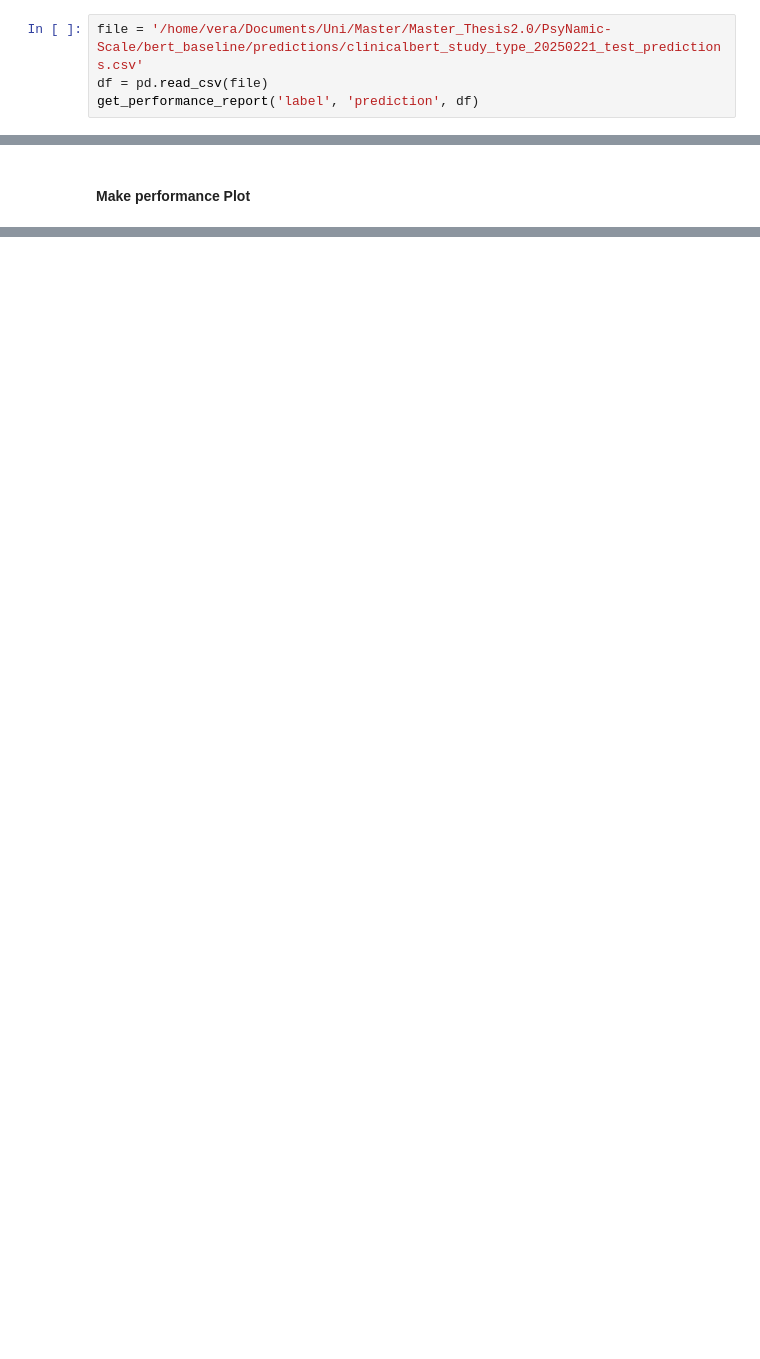
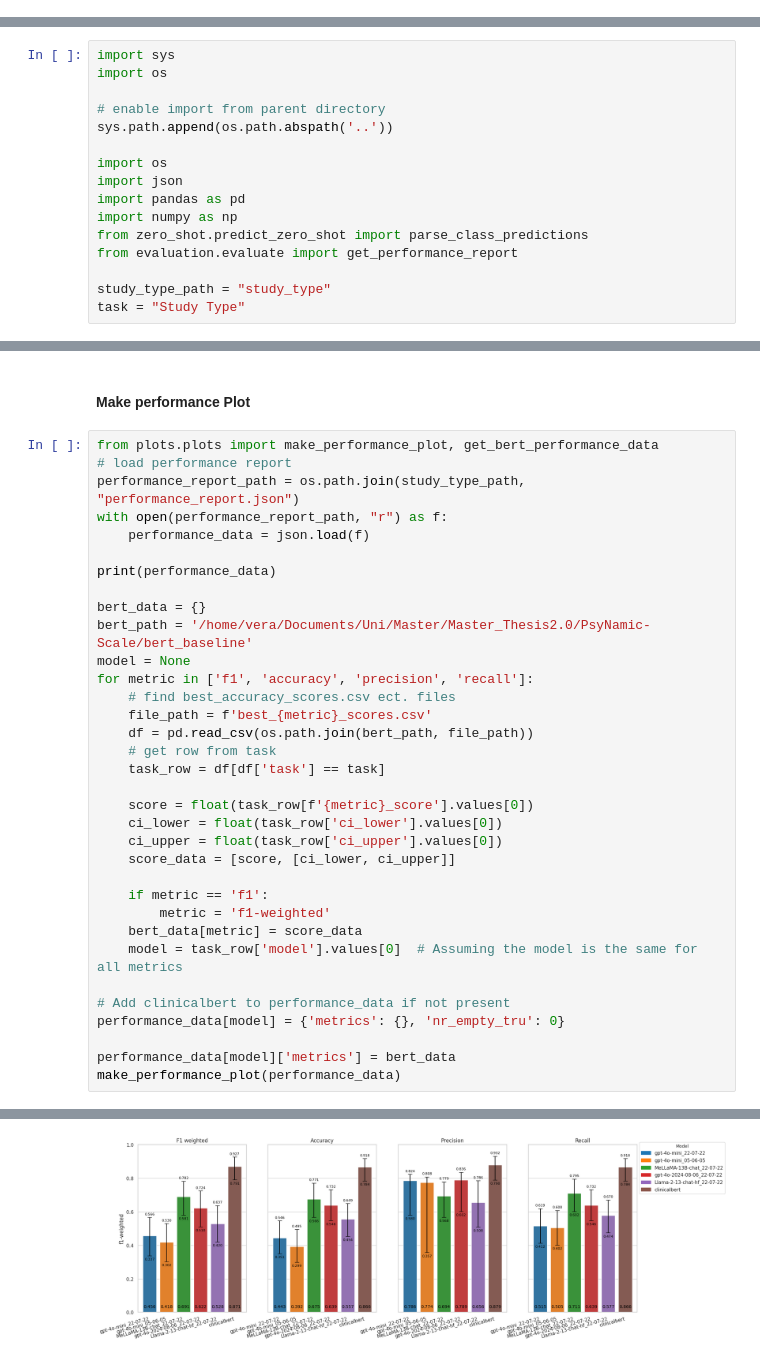
Before and after one commit to vera-bernhard/PsyNamic-BERTvsLLMs, a Jupyter notebook: zero_shot/zero_shot.ipynb, the cells around one changed output, grey strips where cells are left out. Saved outputs shown, nothing was run; the diff lists cells and outputs as text; blank space fills up the shorter version.

Commit message:
Finalize cleanup for parsing and performance reporting

```diff
--- a/zero_shot/zero_shot.ipynb
+++ b/zero_shot/zero_shot.ipynb
@@ -155,4 +6,0 @@ Running bootstrap for custom_recall...
-# %%
-file = '/home/vera/Documents/Uni/Master/Master_Thesis2.0/PsyNamic-Scale/bert_baseline/predictions/clinicalbert_study_type_20250221_test_predictions.csv'
-df = pd.read_csv(file)
-get_performance_report('label', 'prediction', df)
@@ -269,0 +11,16 @@ Running bootstrap for custom_recall...
+# %%
+import sys
+import os
+
+# enable import from parent directory
+sys.path.append(os.path.abspath('..'))
+
+import os
+import json
+import pandas as pd
+import numpy as np
+from zero_shot.predict_zero_shot import parse_class_predictions
+from evaluation.evaluate import get_performance_report
+
+study_type_path = "study_type"
+task = "Study Type"
@@ -270,2 +88,37 @@ Running bootstrap for custom_recall...
 # %% [markdown]
 #### Make performance Plot
+# %%
+from plots.plots import make_performance_plot, get_bert_performance_data
+# load performance report
+performance_report_path = os.path.join(study_type_path, "performance_report.json")
+with open(performance_report_path, "r") as f:
+    performance_data = json.load(f)
+
+print(performance_data)
+
+bert_data = {}
+bert_path = '/home/vera/Documents/Uni/Master/Master_Thesis2.0/PsyNamic-Scale/bert_baseline'
+model = None
+for metric in ['f1', 'accuracy', 'precision', 'recall']:
+    # find best_accuracy_scores.csv ect. files
+    file_path = f'best_{metric}_scores.csv'
+    df = pd.read_csv(os.path.join(bert_path, file_path))
+    # get row from task
+    task_row = df[df['task'] == task]
+
+    score = float(task_row[f'{metric}_score'].values[0])
+    ci_lower = float(task_row['ci_lower'].values[0])
+    ci_upper = float(task_row['ci_upper'].values[0])
+    score_data = [score, [ci_lower, ci_upper]]
+
+    if metric == 'f1':
+        metric = 'f1-weighted'
+    bert_data[metric] = score_data
+    model = task_row['model'].values[0]  # Assuming the model is the same for all metrics
+
+# Add clinicalbert to performance_data if not present
+performance_data[model] = {'metrics': {}, 'nr_empty_tru': 0}
+
+performance_data[model]['metrics'] = bert_data
+make_performance_plot(performance_data)
+# %% [output]
@@ -272,3 +126,4 @@ Running bootstrap for custom_recall...
+[figure, added]
 # %%
 import pandas as pd
 import seaborn as sns
```
Also changed, not shown: parts of 18 cells of this notebook, 7 other files.
